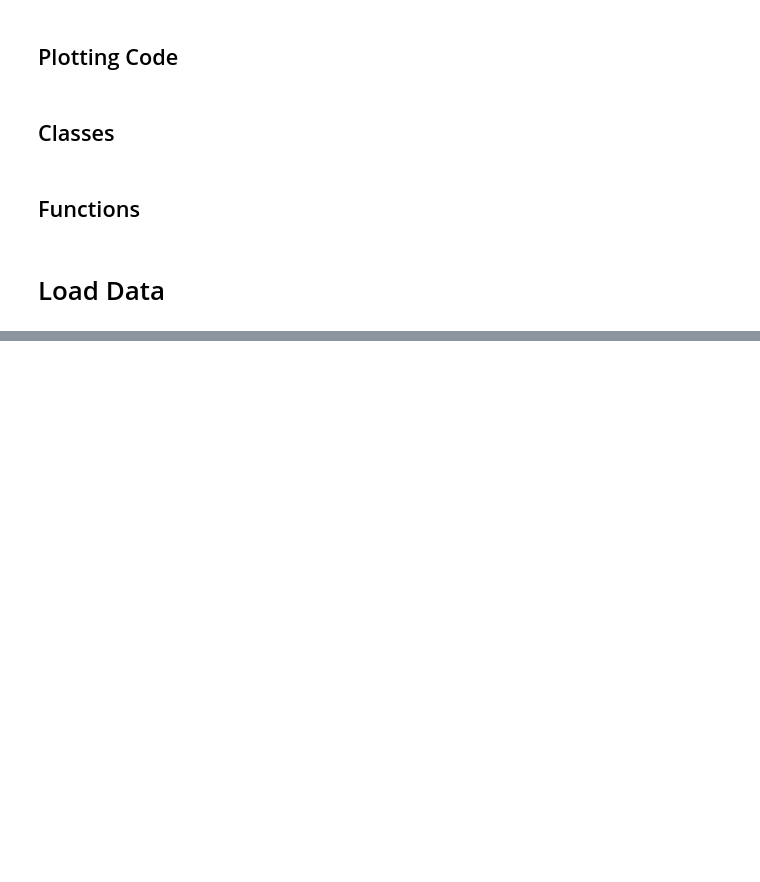
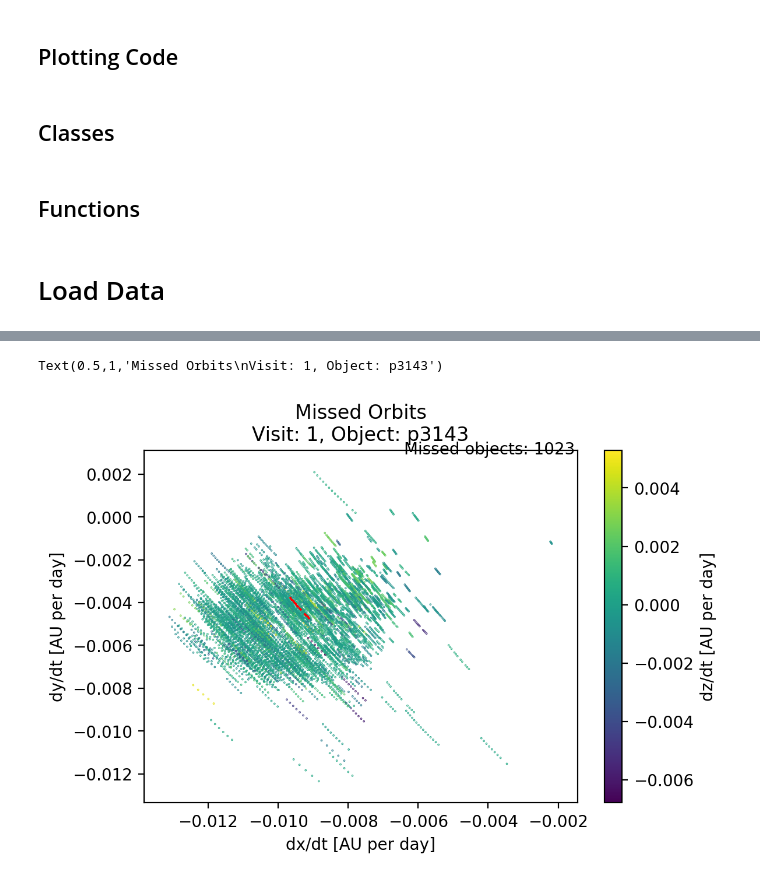
Before and after one commit to moeyensj/thor, a Jupyter notebook: notebooks/dev_msst.ipynb, the cells around one changed output, grey strips where cells are left out. Drawn from its saved outputs; the diff is of its cells as text; code cells hidden in the pictures; blank space fills up the shorter version.

```diff
--- a/notebooks/dev_msst.ipynb
+++ b/notebooks/dev_msst.ipynb
@@ -420,0 +207,20 @@ pd.DataFrame(columns=["test"])
+# %%
+found_obs = projected_obs[projected_obs[columnMapping["name"]].isin(allObjects[allObjects["found"] == 1][columnMapping["name"]])]
+missed_obs = projected_obs[projected_obs[columnMapping["name"]].isin((allObjects[(allObjects["found"] == 0) & (allObjects["findable"] == 1)][columnMapping["name"]]))]
+obs = projected_obs[projected_obs[columnMapping["name"]] == avg_obj]
+# %%
+fig, ax = plotScatterContour(missed_obs,
+                                 columnMapping["obj_dx/dt_au_p_day"],
+                                 columnMapping["obj_dy/dt_au_p_day"],
+                                 columnMapping["obj_dz/dt_au_p_day"],
+                                 countLevels=4,
+                                 xLabel="dx/dt [AU per day]",
+                                 yLabel="dy/dt [AU per day]",
+                                 zLabel="dz/dt [AU per day]")
+
+ax.text(ax.get_xlim()[-1] - 0.40 * (ax.get_xlim()[1] - ax.get_xlim()[0]), ax.get_ylim()[1] - 0.05 * ax.get_ylim()[1], "Missed objects: {}".format(len(missed)))
+ax.scatter(*obs[[columnMapping["obj_dx/dt_au_p_day"], columnMapping["obj_dy/dt_au_p_day"]]].values.T, c="r", s=1, marker="+")
+ax.set_title("Missed Orbits\nVisit: {}, Object: {}".format(visitId, avg_obj))
+# %% [output]
+Text(0.5,1,'Missed Orbits\nVisit: 1, Object: p3143')
+[figure, added]
```
Also changed, not shown: parts of 44 cells of this notebook.
